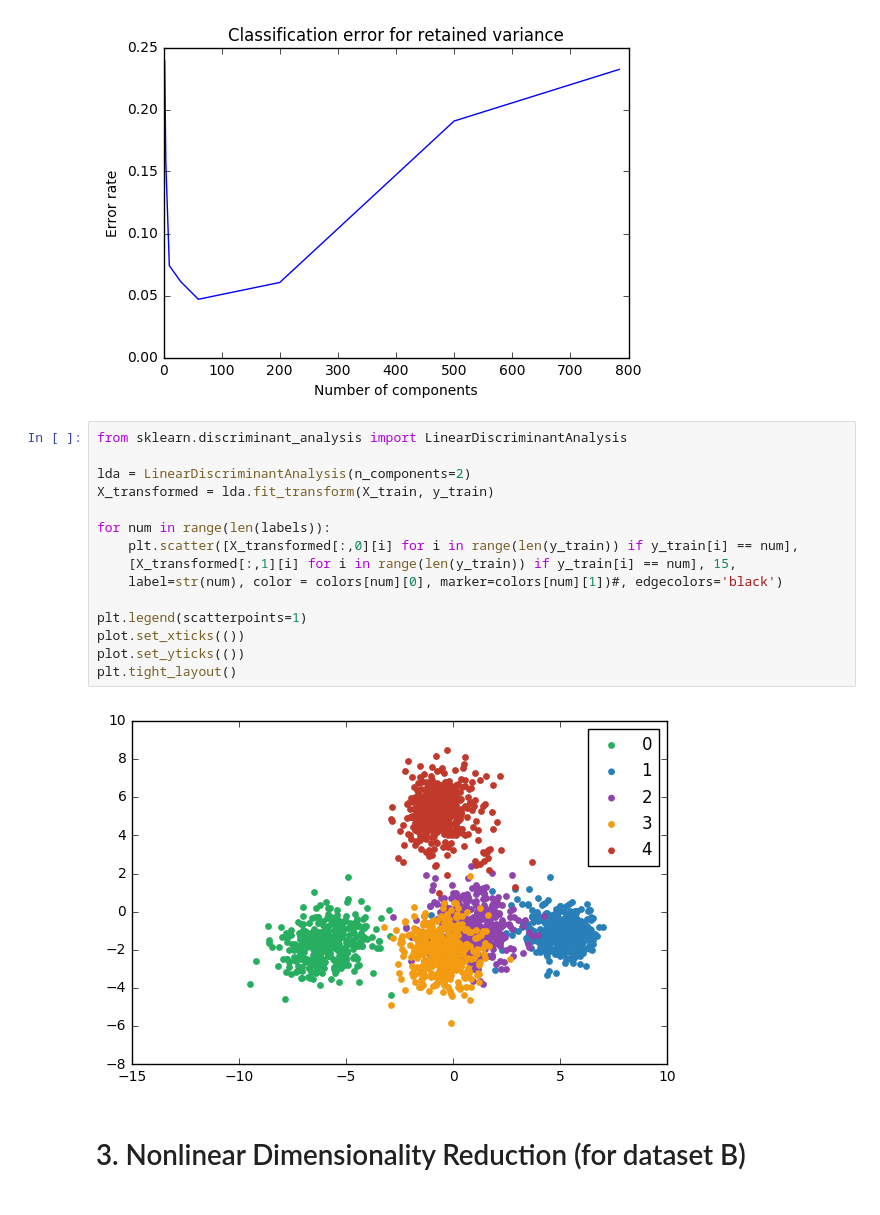
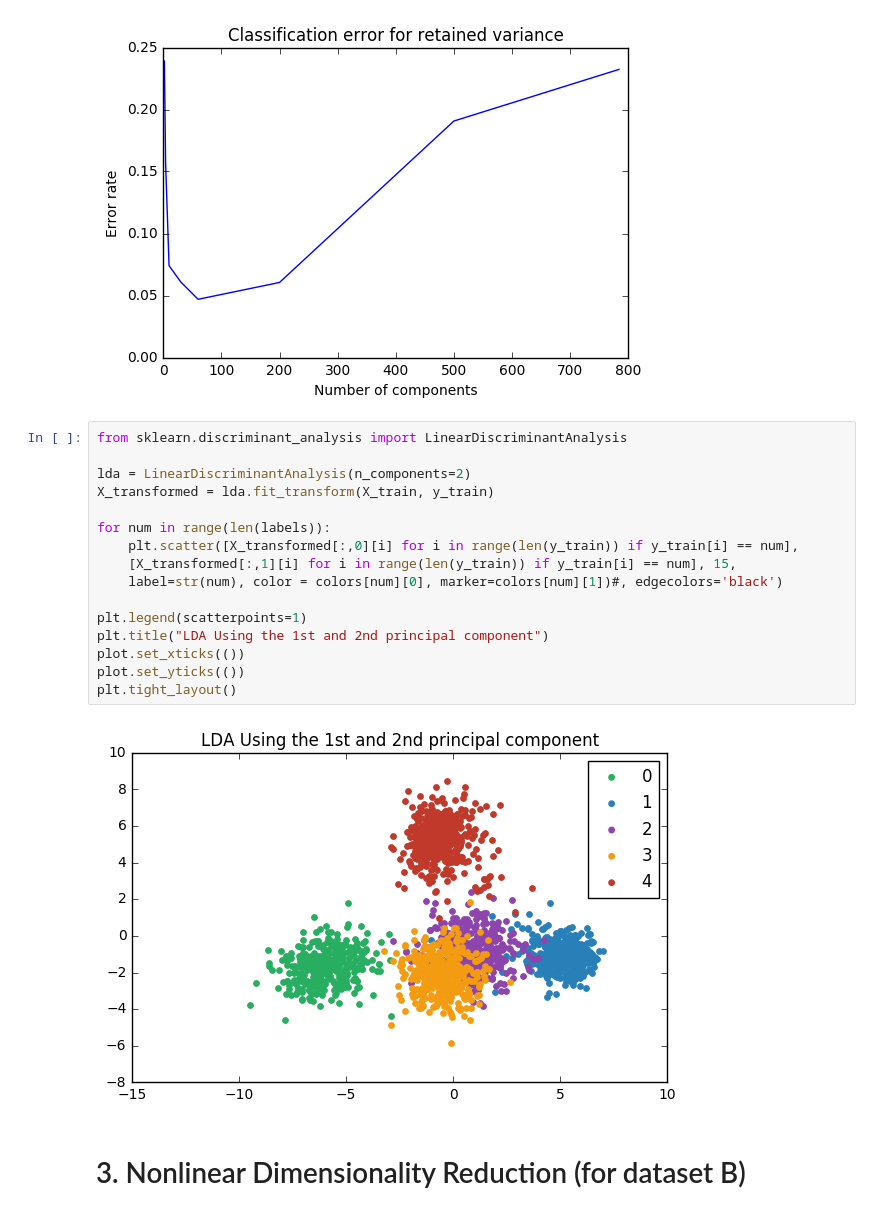
Before and after one commit to olinguyen/ece657a, a Jupyter notebook: assignment1.ipynb, the cells around one changed output. Drawn from its saved outputs; the diff is of its cells as text.

```diff
--- a/assignment1.ipynb
+++ b/assignment1.ipynb
@@ -189,20 +193,21 @@ plt.title("Classification error for retained variance")
 # %%
 from sklearn.discriminant_analysis import LinearDiscriminantAnalysis
 
 lda = LinearDiscriminantAnalysis(n_components=2)
 X_transformed = lda.fit_transform(X_train, y_train)
 
 for num in range(len(labels)):
     plt.scatter([X_transformed[:,0][i] for i in range(len(y_train)) if y_train[i] == num],
     [X_transformed[:,1][i] for i in range(len(y_train)) if y_train[i] == num], 15,
     label=str(num), color = colors[num][0], marker=colors[num][1])#, edgecolors='black')
 
 plt.legend(scatterpoints=1)
+plt.title("LDA Using the 1st and 2nd principal component")
 plot.set_xticks(())
 plot.set_yticks(())
 plt.tight_layout()
 # %% [output]
-[figure, old version]
+[figure, new version]
 # %% [markdown]
 # 3. Nonlinear Dimensionality Reduction (for dataset B)
 # %% [markdown]
```
Also changed, not shown: parts of 21 cells of this notebook.
